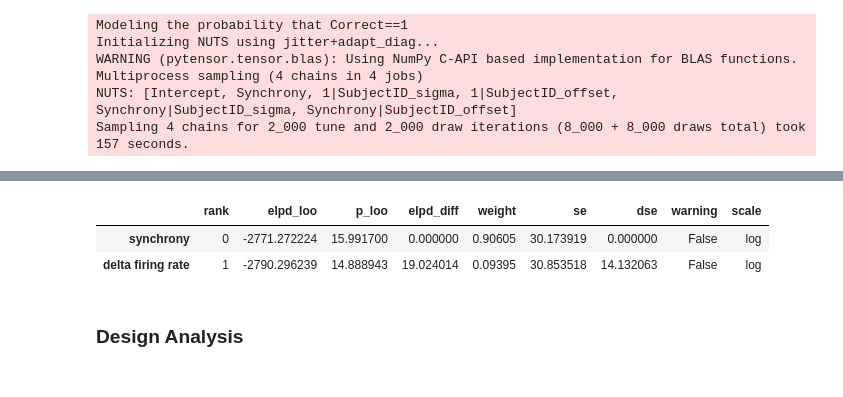
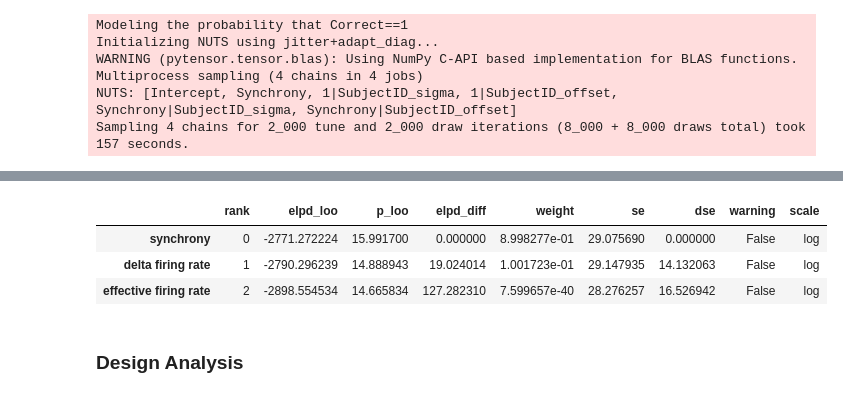
Before and after one commit to ccnmaastricht/NeuralSynchrony-FigureGround, a Jupyter notebook: notebooks/statistics_session1.ipynb, the cells around one changed output, grey strips where cells are left out. Saved outputs shown, nothing was run; the diff lists cells and outputs as text; code cells hidden in the pictures.

Commit message:
added ROPE for effective firing and added effectiv firing to model comparison

```diff
--- a/notebooks/statistics_session1.ipynb
+++ b/notebooks/statistics_session1.ipynb
@@ -309,13 +334,15 @@ az.summary(idata_effective_valid, var_names=predictors, hdi_prob=0.95)
 # %%
 # Compare models (LOO)
 az.compare({
     "synchrony": idata_sync_valid,
+    "effective firing rate": idata_effective_valid,
     "delta firing rate": idata_delta,
 }, method="BB-pseudo-BMA")
 # %% [output]
 |  | rank | elpd_loo | p_loo | elpd_diff | weight | se | dse | warning | scale |
-| synchrony | 0 | -2771.272224 | 15.991700 | 0.000000 | 0.90605 | 30.173919 | 0.000000 | False | log |
-| delta firing rate | 1 | -2790.296239 | 14.888943 | 19.024014 | 0.09395 | 30.853518 | 14.132063 | False | log |
+| synchrony | 0 | -2771.272224 | 15.991700 | 0.000000 | 8.998277e-01 | 29.075690 | 0.000000 | False | log |
+| delta firing rate | 1 | -2790.296239 | 14.888943 | 19.024014 | 1.001723e-01 | 29.147935 | 14.132063 | False | log |
+| effective firing rate | 2 | -2898.554534 | 14.665834 | 127.282310 | 7.599657e-40 | 28.276257 | 16.526942 | False | log |
 # %% [markdown]
 ### Design Analysis
 # %%
```
Also changed, not shown: parts of 3 cells of this notebook.
